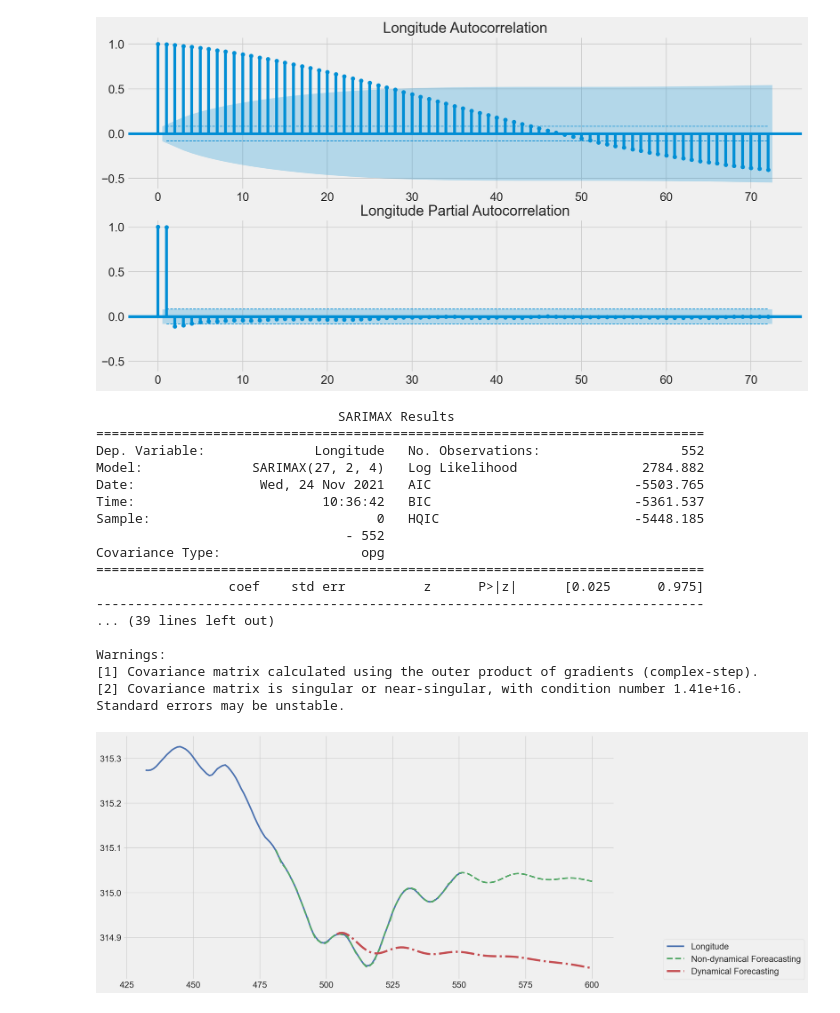
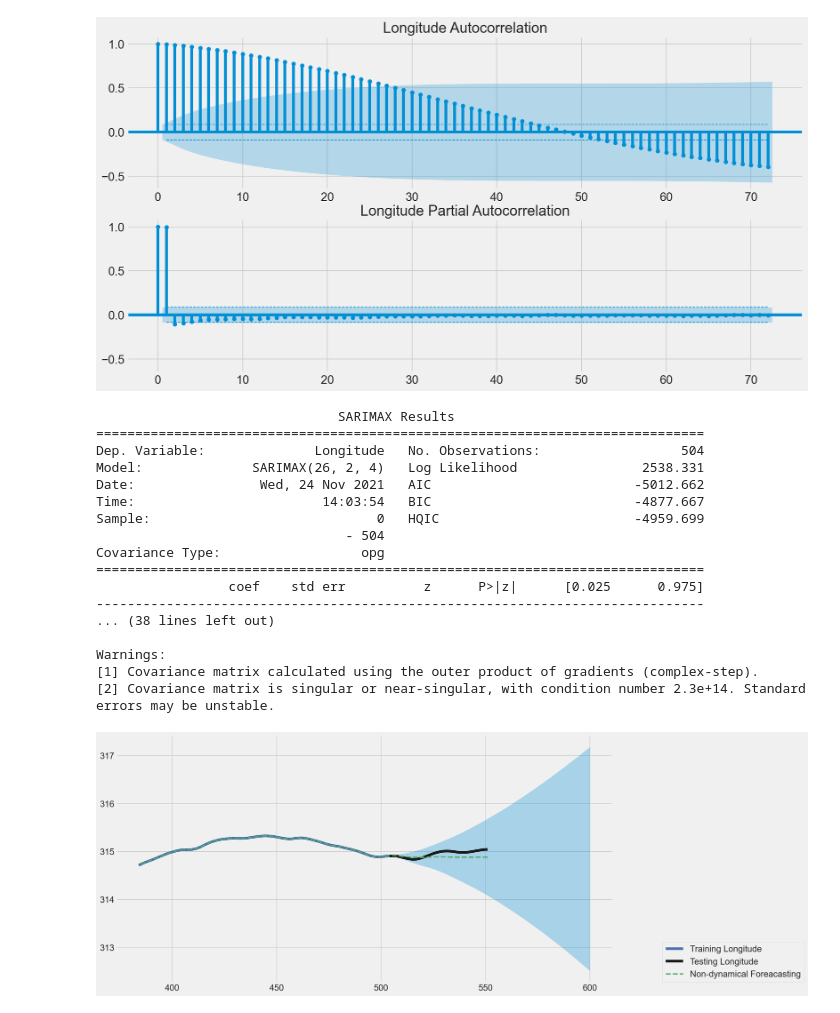
Before and after one commit to esbatiehsan/forecasting-floats, a Jupyter notebook: arima-model.ipynb, the cells around one changed output. Drawn from its saved outputs; the diff is of its cells as text; code cells hidden in the pictures.

```diff
--- a/arima-model.ipynb
+++ b/arima-model.ipynb
@@ -43,3 +43,23 @@ def plot_diff(data, buoy_id, feature):
     ax[2].set_title(f'{feature} Differenced Twice')
     plt.show()
+# %%
+def make_predict(data, buoy_id, feature, order, start_p, end_p):
+    series = data[data['Spot Id'] == buoy_id][feature].reset_index(drop=True)
+    model = sm.tsa.statespace.SARIMAX(series[:-48], order=order, trend='c')
+    results = model.fit(maxiter=5000)
+    print(results.summary())
+
+    preds = results.predict(start=0, end=len(series[:-48])+end_p, dynamic=False)
+    #preds_dyn = results.predict(start=len(series[:-48])-start_p, end=len(series[:-48])+end_p, dynamic=True)
+
+    ci = results.get_prediction(start=-120, end=len(series)+end_p).conf_int(alpha=0.05)
+
+    fig, ax = plt.subplots(figsize=(15, 8))
+    series[-168:-end_p+1].plot(c='b', label=f'Training {feature}', lw=5, ax=ax)
+    series[-end_p:].plot(c='k', label=f'Testing {feature}', lw=5, ax=ax)
+    preds[-168:].plot(c='g', ls='--', lw=2.5, label='Non-dynamical Foreacasting', ax=ax)
+    #preds_dyn.plot(c='r', ls='-.', label='Dynamical Forecasting', ax=ax)
+    ax.fill_between(ci.index, ci.iloc[:,0], ci.iloc[:, 1], alpha=0.3)
+    plt.legend(loc=[1.1, 0])
+    plt.show()
 # %%
@@ -53,17 +73 @@ plot_autocorrs(buoy_data, 35, 'Latitude', 72)
-# %%
-def make_predict(data, buoy_id, feature, order, start_p, end_p):
-    series = data[data['Spot Id'] == buoy_id][feature].reset_index(drop=True)
-    model = sm.tsa.statespace.SARIMAX(series, order=order, trend='c')
-    results = model.fit(maxiter=5000)
-    print(results.summary())
-
-    preds = results.predict(start=0, end=len(series)+end_p, dynamic=False)
-    preds_dyn = results.predict(start=len(series)-start_p, end=len(series)+end_p, dynamic=True)
-
-    fig, ax = plt.subplots(figsize=(15, 8))
-    series[-120:].plot(c='b', label=feature, lw=3, ax=ax)
-    preds[-120:].plot(c='g', ls='--', lw=3, label='Non-dynamical Foreacasting', ax=ax)
-    preds_dyn[-120:].plot(c='r', ls='-.', label='Dynamical Forecasting', ax=ax)
-    plt.legend(loc=[1.1, 0])
-    plt.show()
 # %%
@@ -96,23 +100,23 @@ plot_autocorrs(buoy_data, 35, 'Longitude', 72)
 # %% [output]
 [figure]
 # %%
-make_predict(data=buoy_data, buoy_id=35, feature='Longitude', order=(27, 2, 4), start_p=48, end_p=48)
+make_predict(data=buoy_data, buoy_id=35, feature='Longitude', order=(26, 2, 4), start_p=48, end_p=48)
 # %% [output]
                                SARIMAX Results
 ==============================================================================
-Dep. Variable:              Longitude   No. Observations:                  552
-Model:              SARIMAX(27, 2, 4)   Log Likelihood                2784.882
-Date:                Wed, 24 Nov 2021   AIC                          -5503.765
-Time:                        10:36:42   BIC                          -5361.537
-Sample:                             0   HQIC                         -5448.185
-                                - 552
+Dep. Variable:              Longitude   No. Observations:                  504
+Model:              SARIMAX(26, 2, 4)   Log Likelihood                2538.331
+Date:                Wed, 24 Nov 2021   AIC                          -5012.662
+Time:                        14:03:54   BIC                          -4877.667
+Sample:                             0   HQIC                         -4959.699
+                                - 504
 Covariance Type:                  opg
 ==============================================================================
                  coef    std err          z      P>|z|      [0.025      0.975]
 ------------------------------------------------------------------------------
-... (39 lines left out)
+... (38 lines left out)
 
 Warnings:
 [1] Covariance matrix calculated using the outer product of gradients (complex-step).
-[2] Covariance matrix is singular or near-singular, with condition number 1.41e+16. Standard errors may be unstable.
+[2] Covariance matrix is singular or near-singular, with condition number 2.3e+14. Standard errors may be unstable.
-[figure, old version]
+[figure, new version]
```
Also changed, not shown: parts of 7 cells of this notebook.
